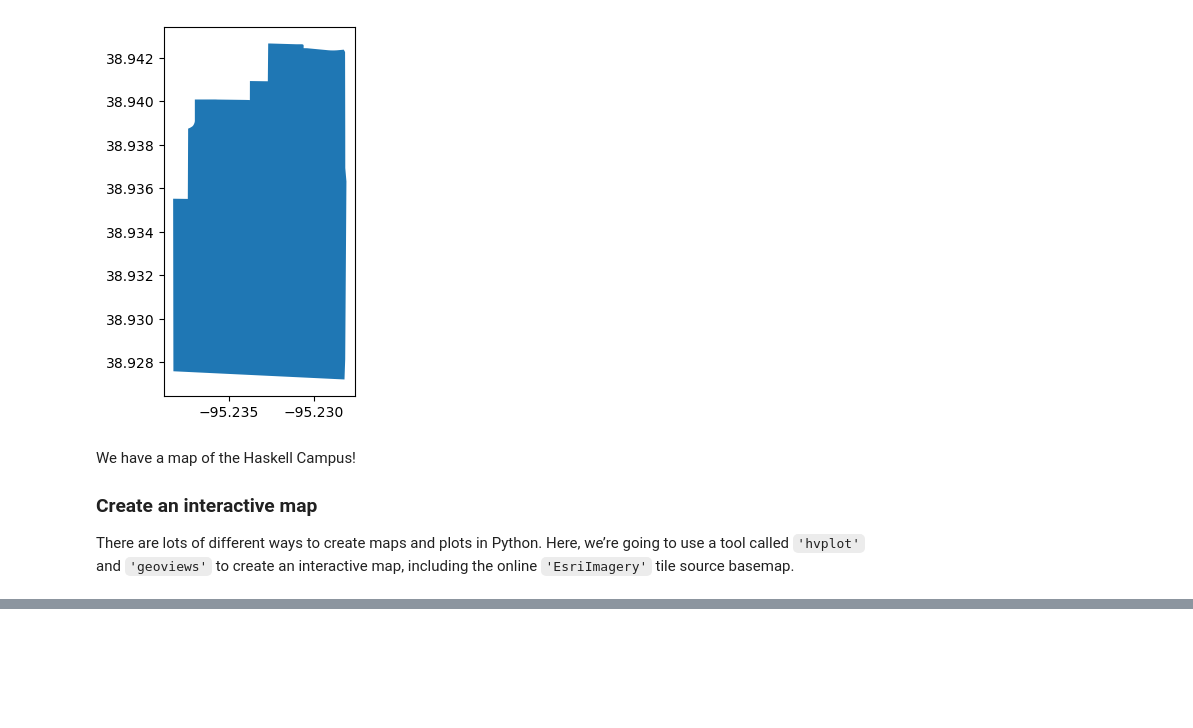
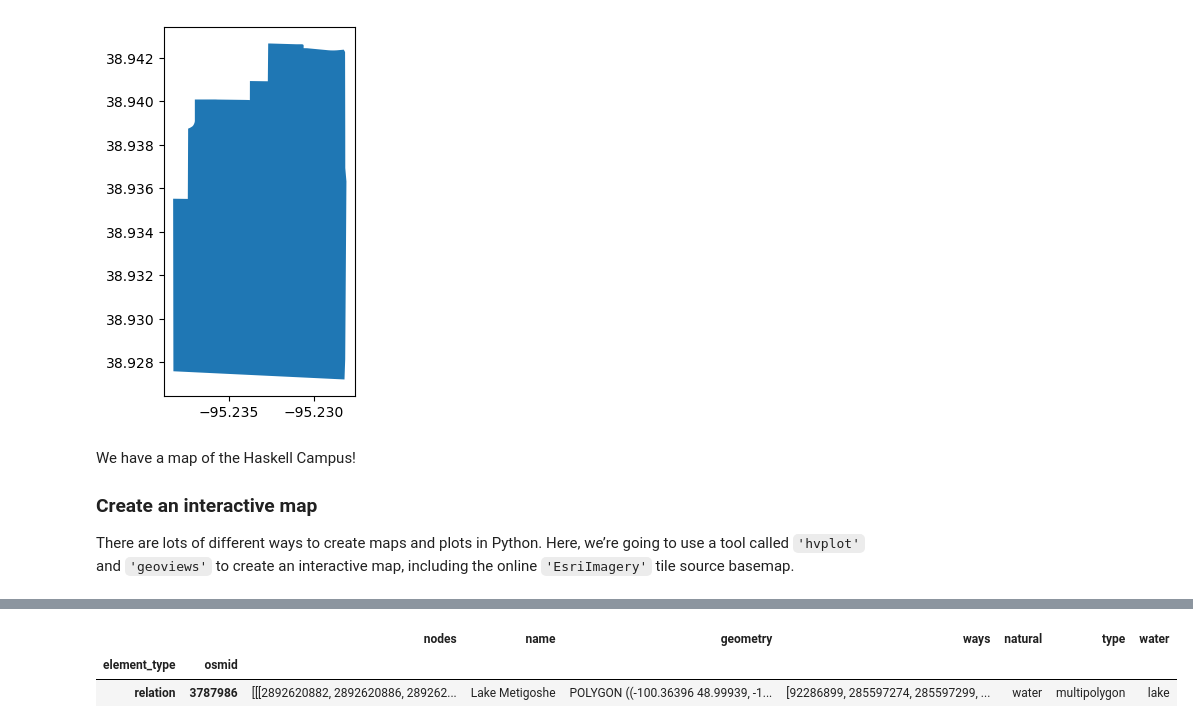
Before and after one commit to nym-veach/first-map, a Jupyter notebook: first-map.ipynb, the cells around one changed output, grey strips where cells are left out. Saved outputs shown, nothing was run; the diff lists cells and outputs as text; code cells hidden in the pictures; blank space fills up the shorter version.

```diff
--- a/first-map.ipynb
+++ b/first-map.ipynb
@@ -99,3 +99,13 @@ This will raise in a future version.
   warnings.warn(msg, FutureWarning)
 WARNING:bokeh.core.validation.check:W-1005 (FIXED_SIZING_MODE): 'fixed' sizing mode requires width and height to be set: figure(id='p1043', ...)
 [interactive output not drawn]
+# %%
+# Search for Lake Metigoshe
+lakemetigoshe_gdf = osm.features_from_address(
+    'Lake Metigoshe, Bottineau County, ND, United States',
+    {'water': ['lake']})
+lakemetigoshe_gdf
+# %% [output]
+|  |  | nodes | name | geometry | ways | natural | type | water |
+| element_type | osmid |  |  |  |  |  |  |  |
+| relation | 3787986 | [[[2892620882, 2892620886, 289262... | Lake Metigoshe | POLYGON ((-100.36396 48.99939, -1... | [92286899, 285597274, 285597299, ... | water | multipolygon | lake |
```
Also changed, not shown: parts of 2 cells of this notebook, 1 other file.
